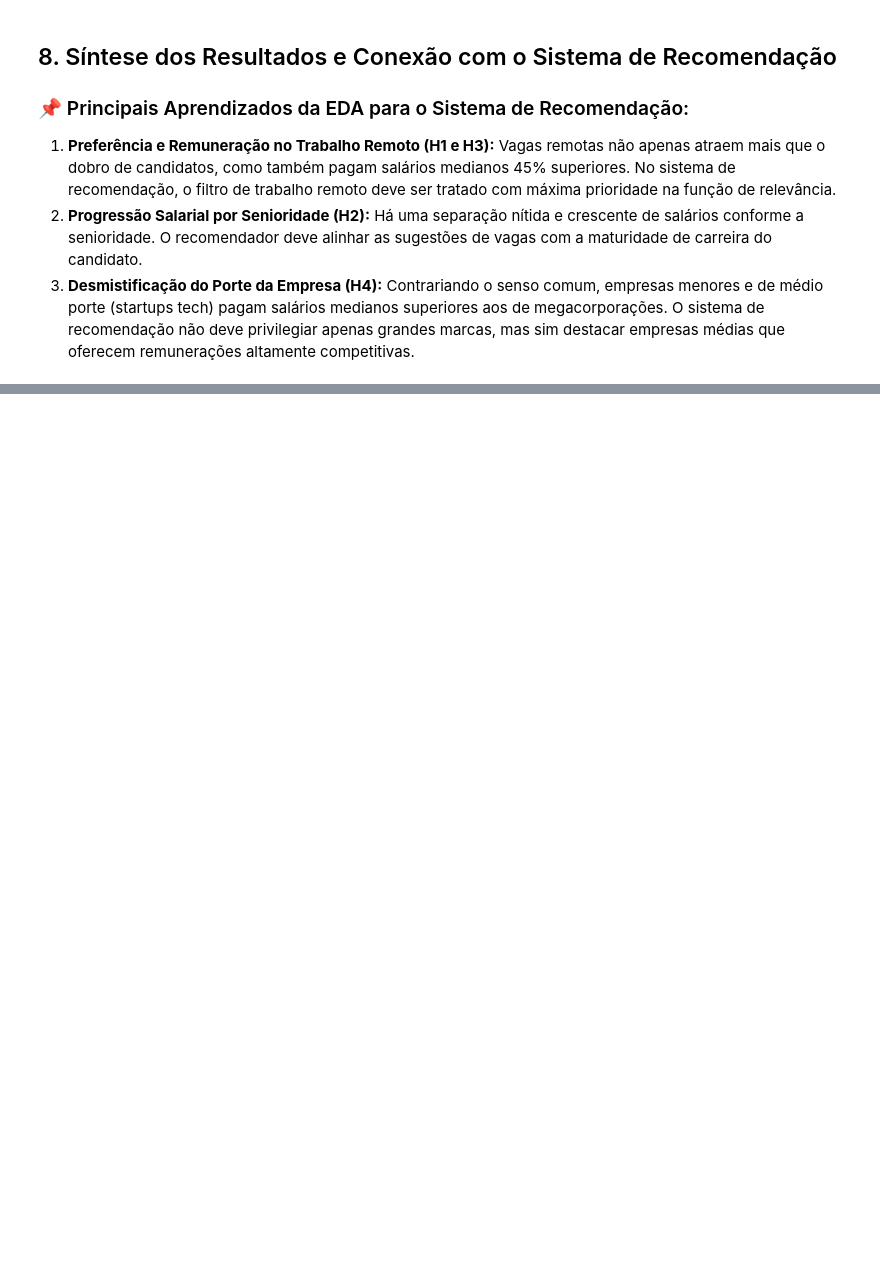
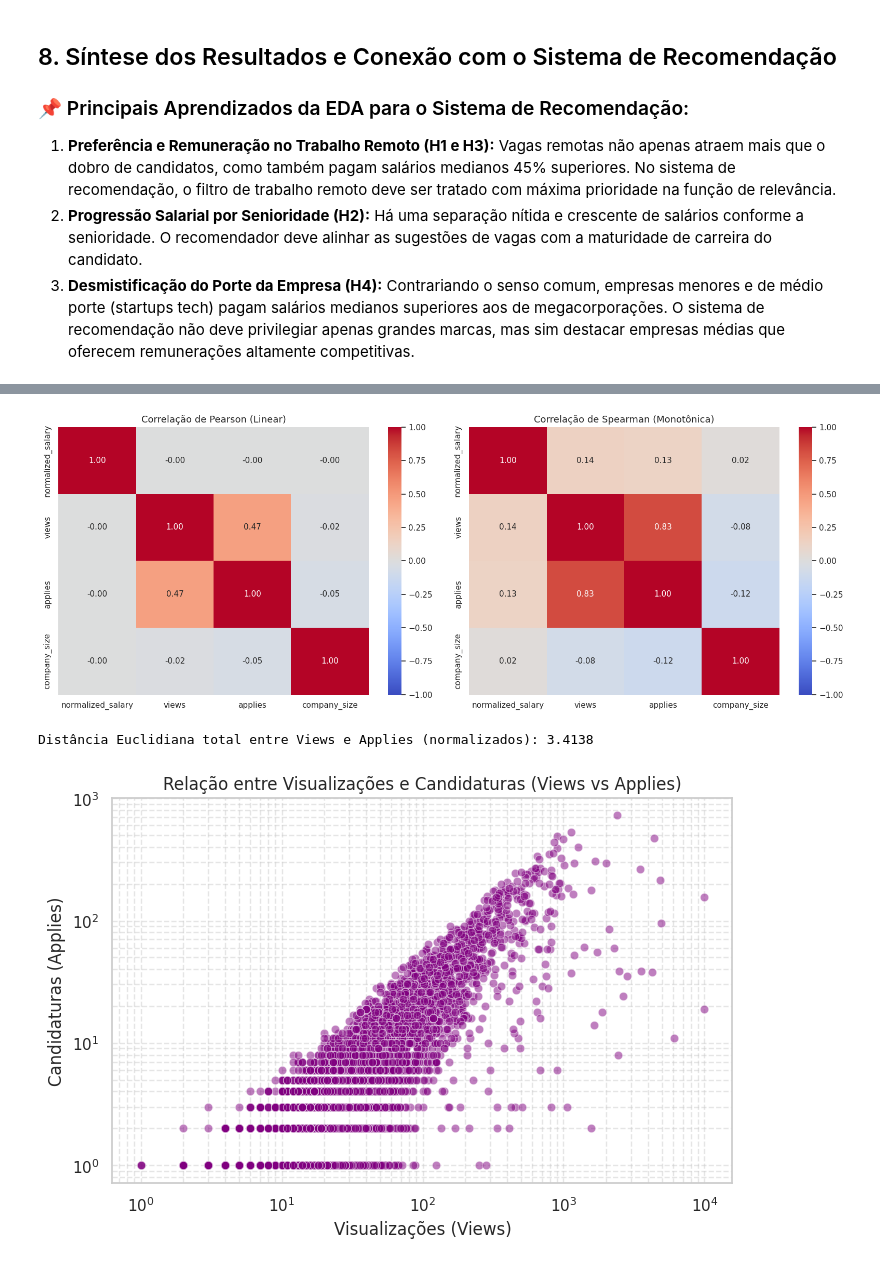
Before and after one commit to Matheus-Nardi/linkedin-RecSys, a Jupyter notebook: eda_linkedin.ipynb, the cells around one changed output, grey strips where cells are left out. Saved outputs shown, nothing was run; the diff lists cells and outputs as text; code cells hidden in the pictures; blank space fills up the shorter version.

Commit message:
feat(eda): adiciona analise de-para de nulos e correlacoes estatisticas

```diff
--- a/eda_linkedin.ipynb
+++ b/eda_linkedin.ipynb
@@ -281,0 +398,62 @@ else:
+# %%
+import pandas as pd
+import numpy as np
+import matplotlib.pyplot as plt
+import seaborn as sns
+from scipy.spatial.distance import euclidean
+
+# Prepara os dados numéricos para correlação
+# Selecionando colunas numéricas de interesse
+col_sal = 'normalized_salary' if 'normalized_salary' in df_vagas.columns else 'med_salary'
+cols_analise = [col_sal, 'views', 'applies']
+
+df_stats = df_vagas[cols_analise].copy()
+
+# Se tivermos a informação do porte da empresa, vamos incluir também
+if 'df_porte_sal' in locals() and 'company_size' in df_porte_sal.columns:
+    df_stats = df_porte_sal[[col_sal, 'views', 'applies', 'company_size']].copy()
+
+df_stats = df_stats.dropna() # Removendo nulos para cálculos estatísticos
+
+# 1. Correlação de Pearson
+pearson_corr = df_stats.corr(method='pearson')
+
+# 2. Correlação de Spearman
+spearman_corr = df_stats.corr(method='spearman')
+
+# Plotando as Matrizes de Correlação
+fig, axes = plt.subplots(1, 2, figsize=(16, 6))
+
+sns.heatmap(pearson_corr, annot=True, cmap='coolwarm', fmt=".2f", ax=axes[0], vmin=-1, vmax=1)
+axes[0].set_title('Correlação de Pearson (Linear)', fontsize=13)
+
+sns.heatmap(spearman_corr, annot=True, cmap='coolwarm', fmt=".2f", ax=axes[1], vmin=-1, vmax=1)
+axes[1].set_title('Correlação de Spearman (Monotônica)', fontsize=13)
+
+plt.tight_layout()
+plt.show()
+
+# 3. Exemplo de Distância Euclidiana
+# Normalizando os dados de views e applies para comparar (Min-Max Scaling)
+views_norm = (df_stats['views'] - df_stats['views'].min()) / (df_stats['views'].max() - df_stats['views'].min())
+applies_norm = (df_stats['applies'] - df_stats['applies'].min()) / (df_stats['applies'].max() - df_stats['applies'].min())
+
+# Calculando a Distância Euclidiana entre as séries (representando a diferença de comportamento)
+dist_euc = euclidean(views_norm, applies_norm)
+print(f"\nDistância Euclidiana total entre Views e Applies (normalizados): {dist_euc:.4f}")
+
+# Analisando a relação direta Applies vs Views
+plt.figure(figsize=(8, 5))
+sns.scatterplot(x='views', y='applies', data=df_stats, alpha=0.5, color='purple')
+plt.title('Relação entre Visualizações e Candidaturas (Views vs Applies)')
+plt.xlabel('Visualizações (Views)')
+plt.ylabel('Candidaturas (Applies)')
+# Escala logaritmica para melhor visualização devido à alta dispersão
+plt.xscale('log')
+plt.yscale('log')
+plt.grid(True, which="both", ls="--", alpha=0.5)
+plt.show()
+# %% [output]
+[figure, added]
+Distância Euclidiana total entre Views e Applies (normalizados): 3.4138
+[figure, added]
```
Also changed, not shown: parts of 11 cells of this notebook, 2 other files.
